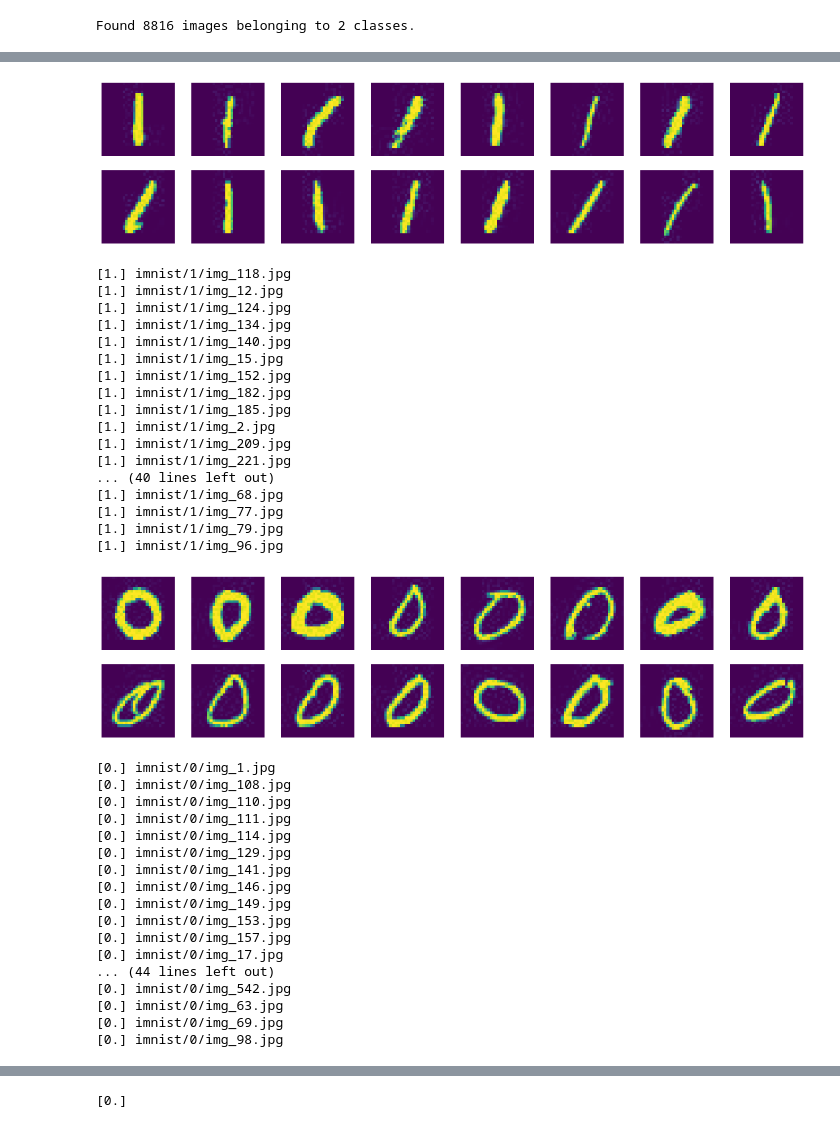
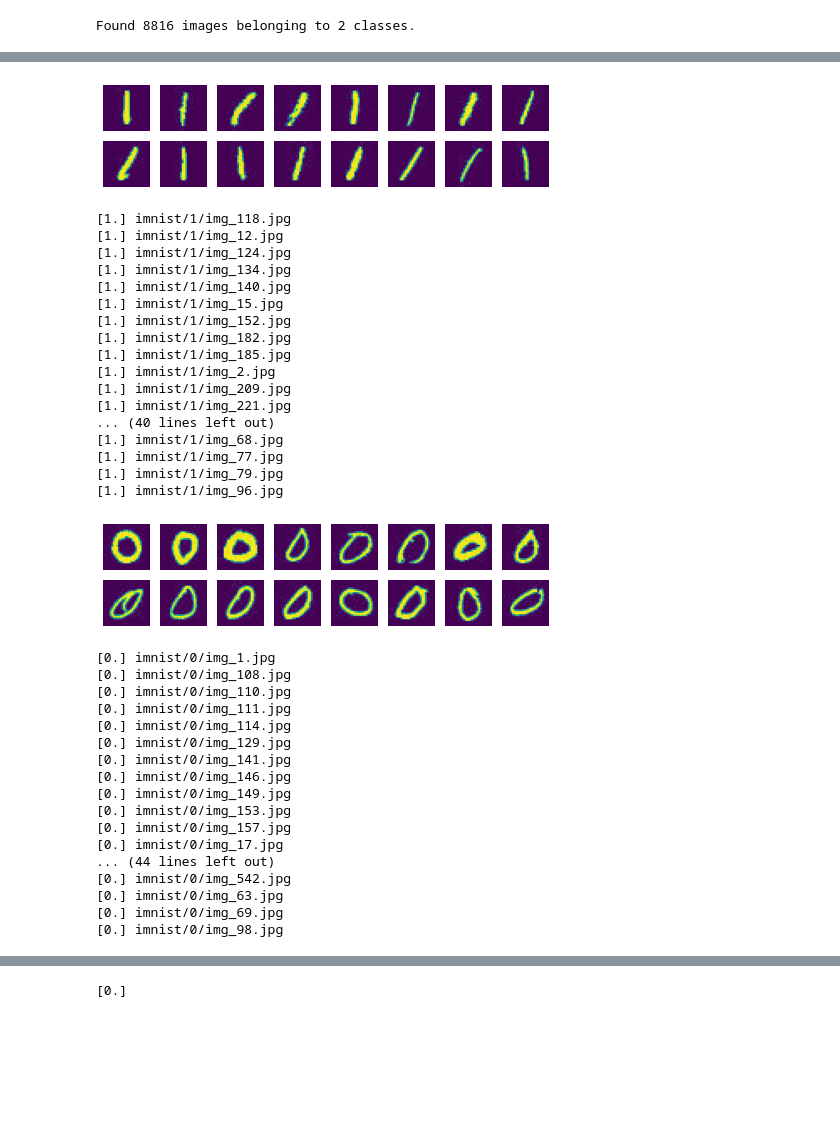
Before and after one commit to lamateos123/ml-classifier-no-common-sense, a Jupyter notebook: mnist101.ipynb, the cells around one changed output, grey strips where cells are left out. Drawn from its saved outputs; the diff is of its cells as text; code cells hidden in the pictures; blank space fills up the shorter version.

```diff
--- a/mnist101.ipynb
+++ b/mnist101.ipynb
@@ -133,39 +133,39 @@ nrows, ncols = 8,8
 pic_index = 0
 
 fig = plt.gcf()
-fig.set_size_inches(ncols*2, nrows*2)
+fig.set_size_inches(ncols*1, nrows*1)
 
 pic_index += 16
 next_one__pix = [os.path.join(path, fname)
                 for fname in one_names[pic_index-16:pic_index]]
 
 for i, img_path in enumerate(next_one__pix):
     sp = plt.subplot(nrows, ncols, i+1)
     sp.axis('off')
 
     img = mpimg.imread(img_path)
     plt.imshow(img)
 
 plt.show()
 
 
 for f in os.listdir(path):
     paths.append(os.path.join(path,f))
 
 from skimage import io
 
 for path in paths:
     img = image.load_img(path, target_size=(28,28))
 
     x = image.img_to_array(img)
     x = np.expand_dims(x, axis=0)
 
     images = np.vstack([x])
     classes = model.predict(images, batch_size=10)
     path_dir = path.split("Documents/")
     print(classes[0], path_dir[1])
 # %% [output]
-[figure, old version]
+[figure, new version]
 [1.] imnist/1/img_118.jpg
 [1.] imnist/1/img_12.jpg
 [1.] imnist/1/img_124.jpg
@@ -198,7 +198,7 @@ nrows, ncols = 8,8
 pic_index = 0
 
 fig = plt.gcf()
-fig.set_size_inches(ncols*2, nrows*2)
+fig.set_size_inches(ncols*1, nrows*1)
 
 pic_index += 16
 next_zero__pix = [os.path.join(path, fname)
@@ -230,7 +230,7 @@ for path in paths:
     path_dir = path.split("Documents/")
     print(classes[0], path_dir[1])
 # %% [output]
-[figure, old version]
+[figure, new version]
 [0.] imnist/0/img_1.jpg
 [0.] imnist/0/img_108.jpg
 [0.] imnist/0/img_110.jpg
```
Also changed, not shown: parts of 6 cells of this notebook.
